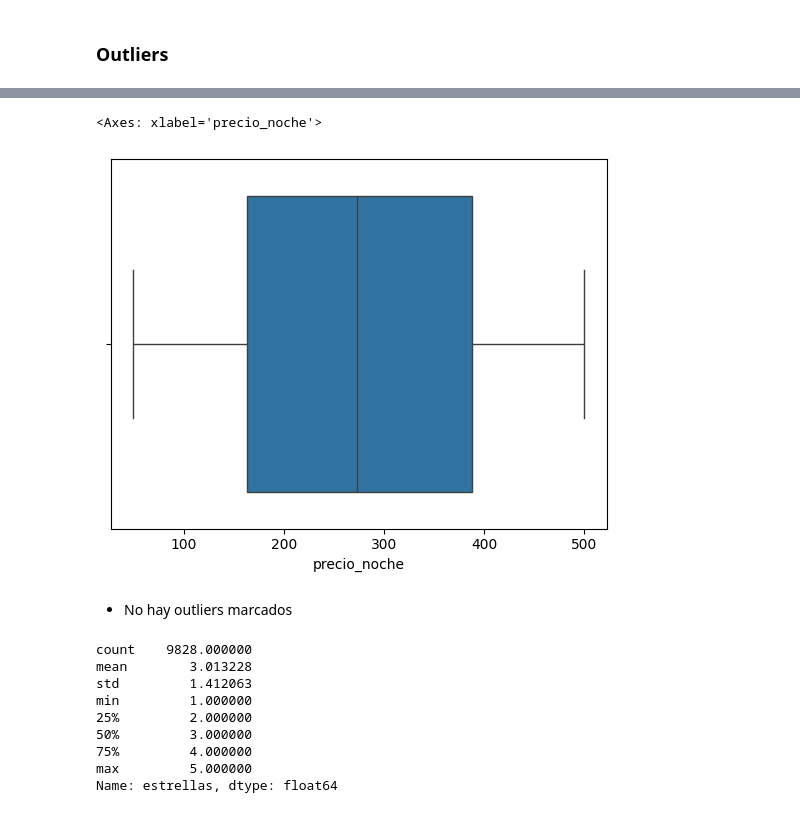
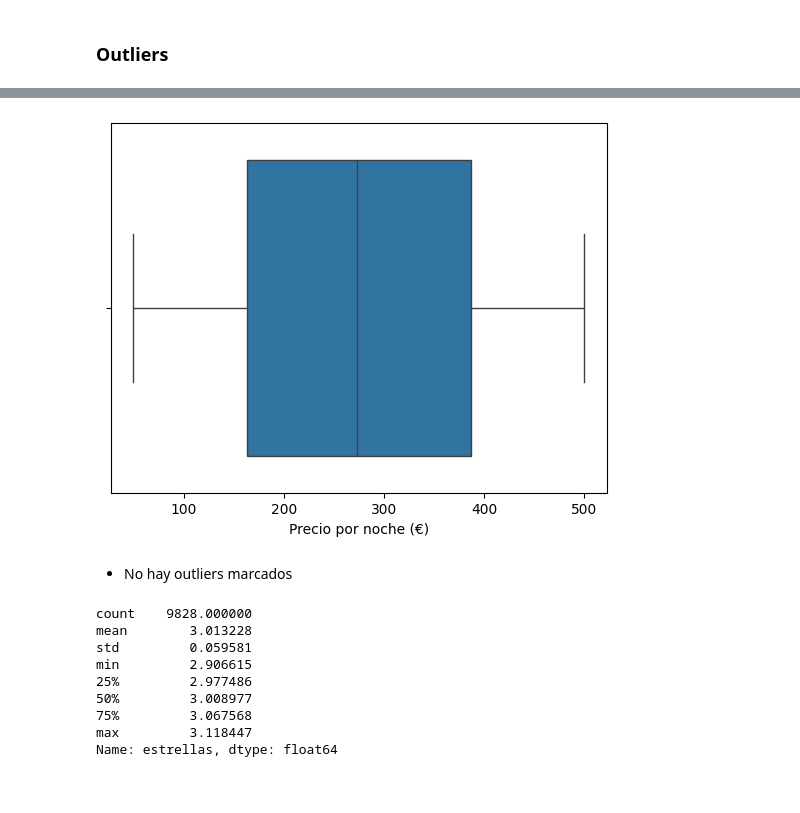
Before and after one commit to Vic4s/ETL_Hoteles, a Jupyter notebook: notebooks/inicial.ipynb, the cells around one changed output, grey strips where cells are left out. Cells and saved outputs as stored; diff of their text form; code cells hidden in the pictures.

```diff
--- a/notebooks/inicial.ipynb
+++ b/notebooks/inicial.ipynb
@@ -615,3 +653,6 @@ df_hoteles_id
 | Palacio del Sol | 19 | 510 | 510 | 510 | 510 | 510 | 510 | 510 | ... |
 # %% [markdown]
 - Confirmamos que todos los hoteles tienen id distintos
+# %%
+# Asignar la media de las estrellas a cada hotel (media y mediana son muy similares)
+df_propios["estrellas"] = df_propios.groupby("id_hotel")["estrellas"].transform("mean")
@@ -769,19 +854,20 @@ sns.histplot(
 # %%
-sns.boxplot(x=df["precio_noche"])
+sns.boxplot(x=df_propios["precio_noche"])
+plt.xlabel("Precio por noche (€)")
+plt.show()
 # %% [output]
-<Axes: xlabel='precio_noche'>
-[figure, old version]
+[figure, new version]
 # %% [markdown]
 - No hay outliers marcados
 # %%
-df["estrellas"].describe()
+df_propios["estrellas"].describe()
 # %% [output]
 count    9828.000000
 mean        3.013228
-std         1.412063
-min         1.000000
-25%         2.000000
-50%         3.000000
-75%         4.000000
-max         5.000000
+std         0.059581
+min         2.906615
+25%         2.977486
+50%         3.008977
+75%         3.067568
+max         3.118447
 Name: estrellas, dtype: float64
```
Also changed, not shown: parts of 33 cells of this notebook, 8 other files.
